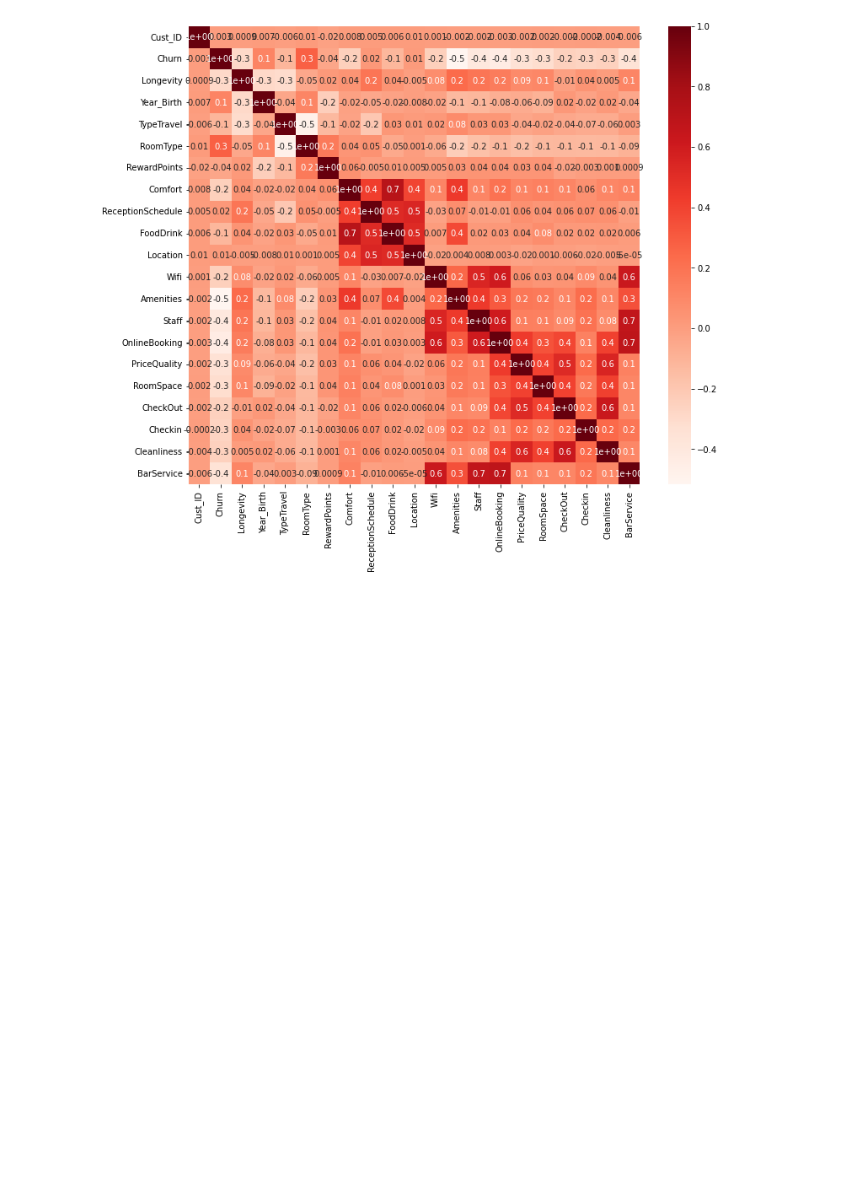
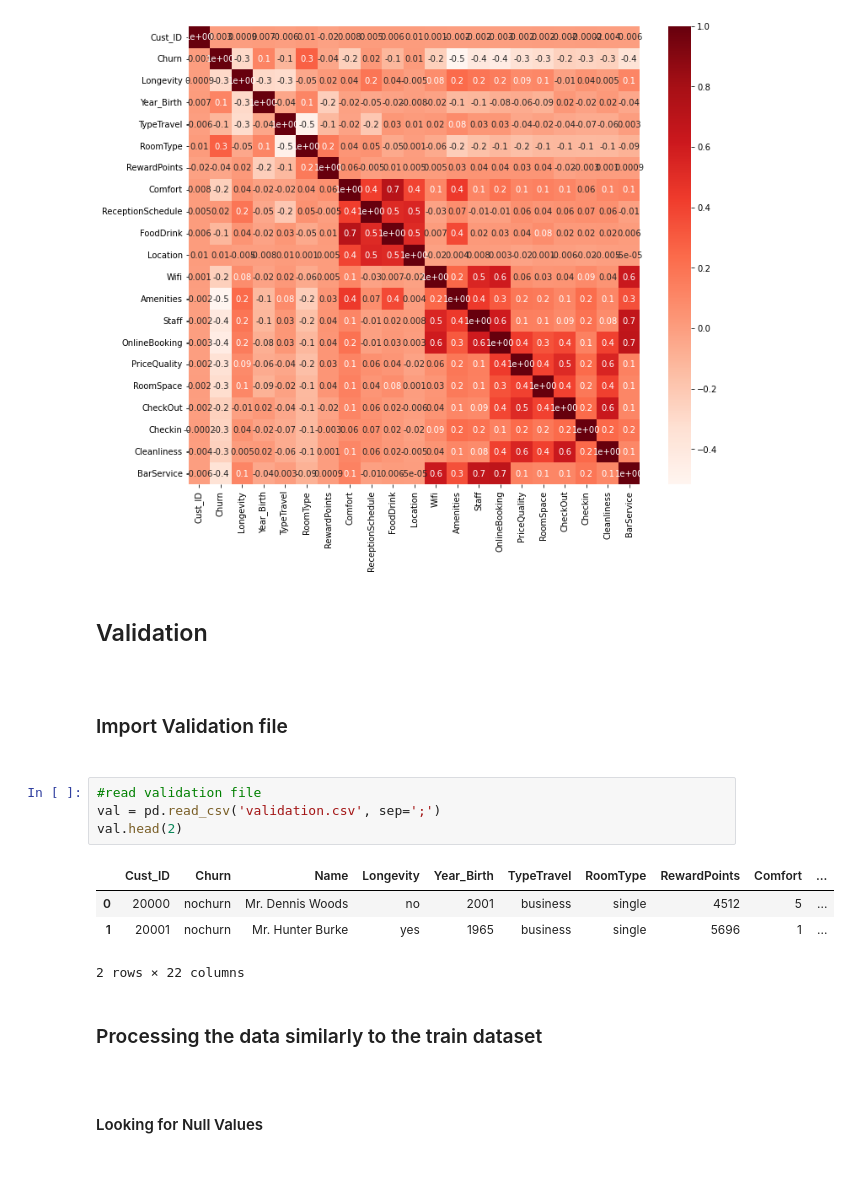
Before and after one commit to Leon209/Project_1-Supervised-Model, a Jupyter notebook: Project 1.ipynb, the cells around one changed output. Saved outputs shown, nothing was run; the diff lists cells and outputs as text; blank space fills up the shorter version.

```diff
--- a/Project 1.ipynb
+++ b/Project 1.ipynb
@@ -302,3 +302,20 @@ def cor_heatmap(cor):
 cor_heatmap(cor_pearson)
 # %% [output]
 [figure]
+# %% [markdown]
+<h2>Validation<h2>
+# %% [markdown]
+<h3>Import Validation file<h3>
+# %%
+#read validation file
+val = pd.read_csv('validation.csv', sep=';')
+val.head(2)
+# %% [output]
+|  | Cust_ID | Churn | Name | Longevity | Year_Birth | TypeTravel | RoomType | RewardPoints | Comfort | ... |
+| 0 | 20000 | nochurn | Mr. Dennis Woods | no | 2001 | business | single | 4512 | 5 | ... |
+| 1 | 20001 | nochurn | Mr. Hunter Burke | yes | 1965 | business | single | 5696 | 1 | ... |
+2 rows × 22 columns
+# %% [markdown]
+<h3>Processing the data similarly to the train dataset<h3>
+# %% [markdown]
+<h4>Looking for Null Values<h4>
```
Also changed, not shown: parts of 3 cells of this notebook.
